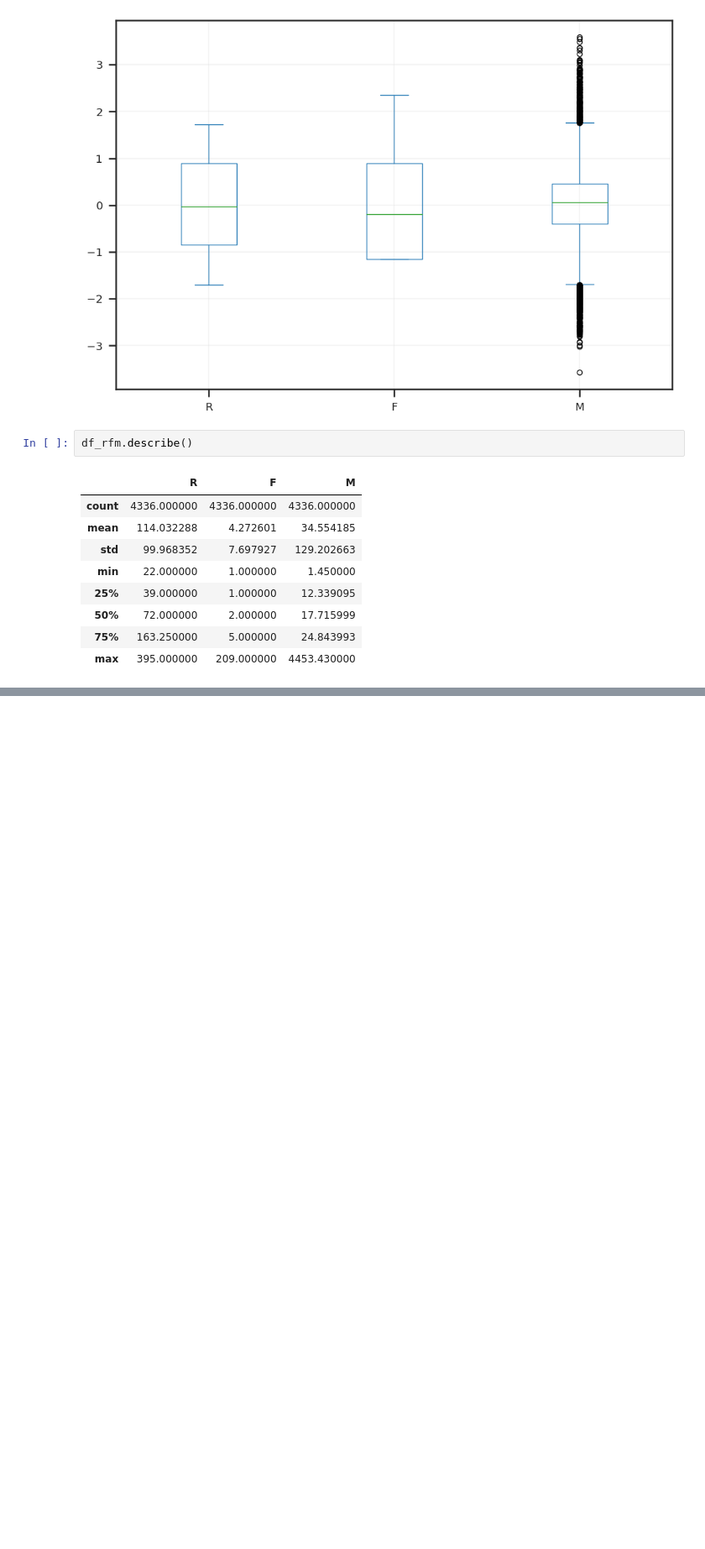
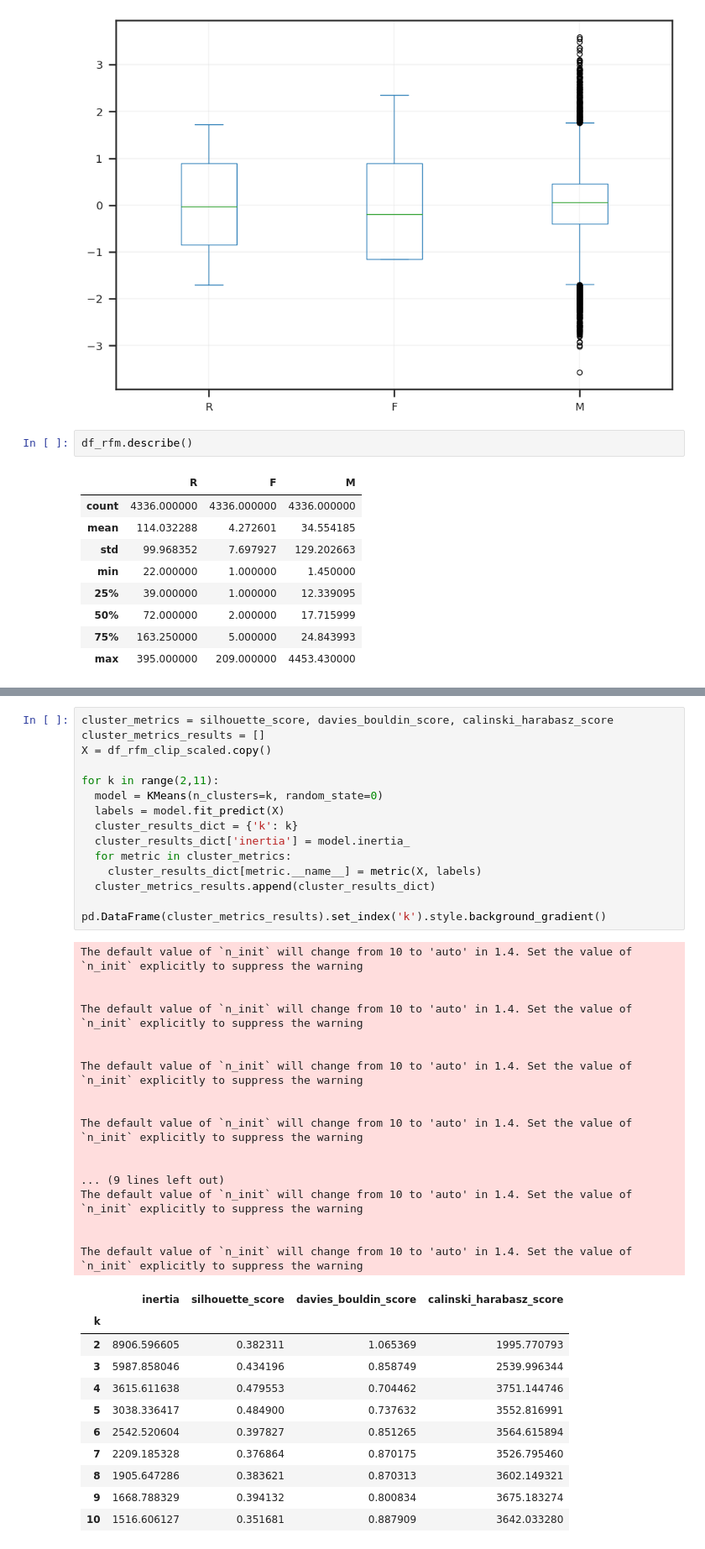
Before and after one commit to PabloLBandeira/biblioteca-Pandas, a Jupyter notebook: clustering_case_playground.ipynb, the cells around one changed output, grey strips where cells are left out. Shown: that part at 84% size. Drawn from its saved outputs; the diff is of its cells as text; blank space fills up the shorter version.

```diff
--- a/clustering_case_playground.ipynb
+++ b/clustering_case_playground.ipynb
@@ -397,0 +429,44 @@ df_rfm_clip
+# %%
+cluster_metrics = silhouette_score, davies_bouldin_score, calinski_harabasz_score
+cluster_metrics_results = []
+X = df_rfm_clip_scaled.copy()
+
+for k in range(2,11):
+  model = KMeans(n_clusters=k, random_state=0)
+  labels = model.fit_predict(X)
+  cluster_results_dict = {'k': k}
+  cluster_results_dict['inertia'] = model.inertia_
+  for metric in cluster_metrics:
+    cluster_results_dict[metric.__name__] = metric(X, labels)
+  cluster_metrics_results.append(cluster_results_dict)
+
+pd.DataFrame(cluster_metrics_results).set_index('k').style.background_gradient()
+# %% [output]
+The default value of `n_init` will change from 10 to 'auto' in 1.4. Set the value of `n_init` explicitly to suppress the warning
+
+
+The default value of `n_init` will change from 10 to 'auto' in 1.4. Set the value of `n_init` explicitly to suppress the warning
+
+
+The default value of `n_init` will change from 10 to 'auto' in 1.4. Set the value of `n_init` explicitly to suppress the warning
+
+
+The default value of `n_init` will change from 10 to 'auto' in 1.4. Set the value of `n_init` explicitly to suppress the warning
+
+
+... (9 lines left out)
+The default value of `n_init` will change from 10 to 'auto' in 1.4. Set the value of `n_init` explicitly to suppress the warning
+
+
+The default value of `n_init` will change from 10 to 'auto' in 1.4. Set the value of `n_init` explicitly to suppress the warning
+|  | inertia | silhouette_score | davies_bouldin_score | calinski_harabasz_score |
+| k |  |  |  |  |
+| 2 | 8906.596605 | 0.382311 | 1.065369 | 1995.770793 |
+| 3 | 5987.858046 | 0.434196 | 0.858749 | 2539.996344 |
+| 4 | 3615.611638 | 0.479553 | 0.704462 | 3751.144746 |
+| 5 | 3038.336417 | 0.484900 | 0.737632 | 3552.816991 |
+| 6 | 2542.520604 | 0.397827 | 0.851265 | 3564.615894 |
+| 7 | 2209.185328 | 0.376864 | 0.870175 | 3526.795460 |
+| 8 | 1905.647286 | 0.383621 | 0.870313 | 3602.149321 |
+| 9 | 1668.788329 | 0.394132 | 0.800834 | 3675.183274 |
+| 10 | 1516.606127 | 0.351681 | 0.887909 | 3642.033280 |
```
Also changed, not shown: parts of 12 cells of this notebook.
